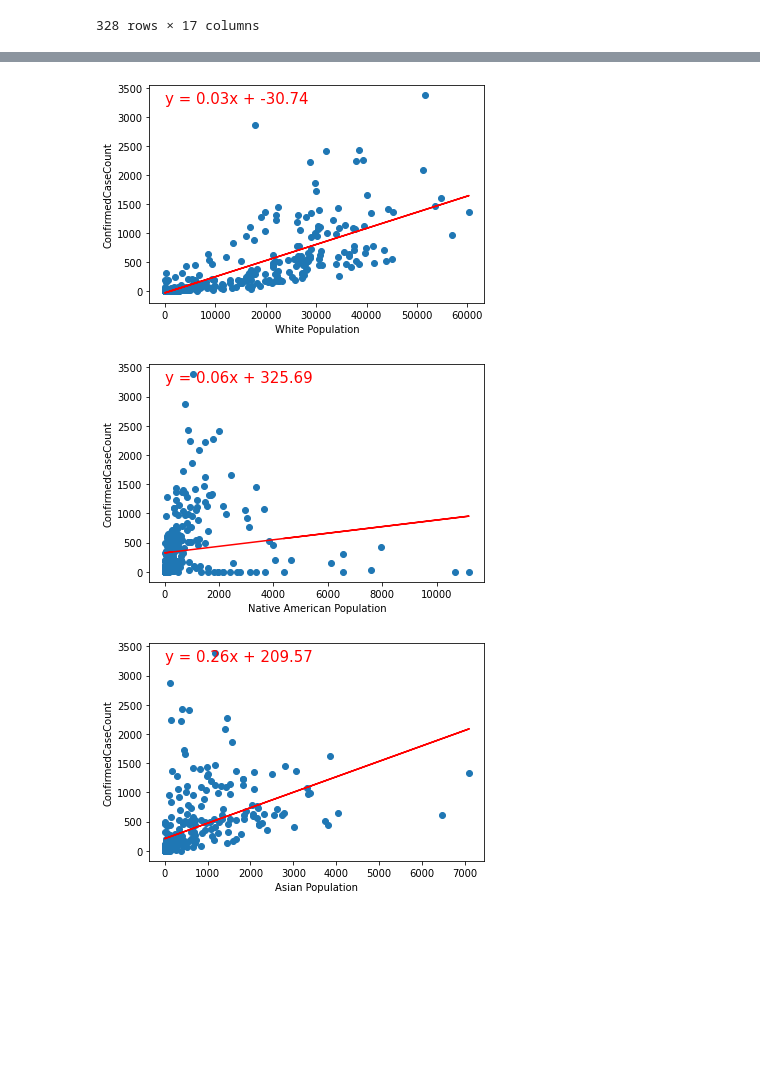
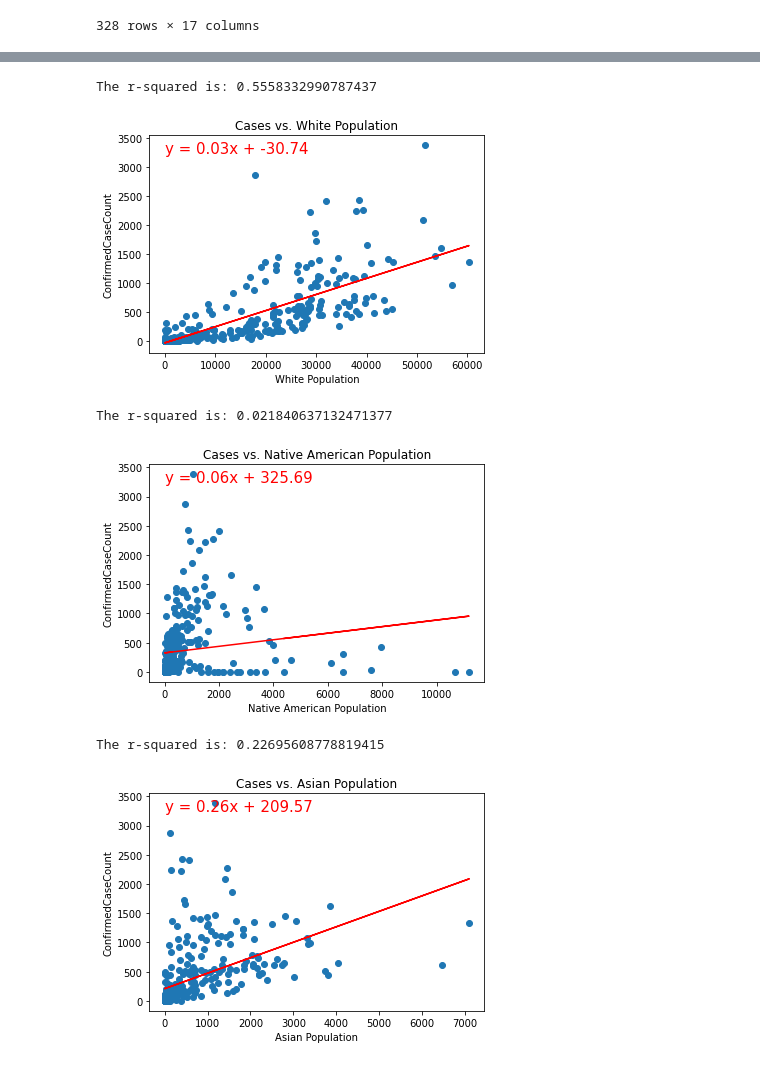
Before and after one commit to nhingtge/Project-1, a Jupyter notebook: Project.ipynb, the cells around one changed output, grey strips where cells are left out. Cells and saved outputs as stored; diff of their text form; code cells hidden in the pictures; blank space fills up the shorter version.

```diff
--- a/Project.ipynb
+++ b/Project.ipynb
@@ -162,17 +172,20 @@ plt.show()
 # %%
 x_values = merged_df["White Population"]
 y_values = merged_df["ConfirmedCaseCount"]
 (slope, intercept, rvalue, pvalue, stderr) = linregress(x_values, y_values)
 regress_values = x_values * slope + intercept
 line_eq = "y = " + str(round(slope,2)) + "x + " + str(round(intercept,2))
 plt.scatter(x_values,y_values)
 plt.plot(x_values,regress_values,"r-")
 plt.annotate(line_eq,(0,3250),fontsize=15,color="red")
 plt.xlabel('White Population')
 plt.ylabel('ConfirmedCaseCount')
+plt.title("Cases vs. White Population")
+print(f"The r-squared is: {rvalue**2}")
 plt.show()
 # %% [output]
+The r-squared is: 0.5558332990787437
-[figure, old version]
+[figure, new version]
 # %%
 x_values = merged_df["Native American Population"]
 y_values = merged_df["ConfirmedCaseCount"]
@@ -184,9 +197,12 @@ plt.plot(x_values,regress_values,"r-")
 plt.annotate(line_eq,(0,3250),fontsize=15,color="red")
 plt.xlabel('Native American Population')
 plt.ylabel('ConfirmedCaseCount')
+plt.title("Cases vs. Native American Population")
+print(f"The r-squared is: {rvalue**2}")
 plt.show()
 # %% [output]
+The r-squared is: 0.021840637132471377
-[figure, old version]
+[figure, new version]
 # %%
 x_values = merged_df["Asian Population"]
 y_values = merged_df["ConfirmedCaseCount"]
@@ -198,9 +214,12 @@ plt.plot(x_values,regress_values,"r-")
 plt.annotate(line_eq,(0,3250),fontsize=15,color="red")
 plt.xlabel('Asian Population')
 plt.ylabel('ConfirmedCaseCount')
+plt.title("Cases vs. Asian Population")
+print(f"The r-squared is: {rvalue**2}")
 plt.show()
 # %% [output]
+The r-squared is: 0.22695608778819415
-[figure, old version]
+[figure, new version]
 # %%
 x_values = merged_df["African American Population"]
 y_values = merged_df["ConfirmedCaseCount"]
```
Also changed, not shown: parts of 6 cells of this notebook.
